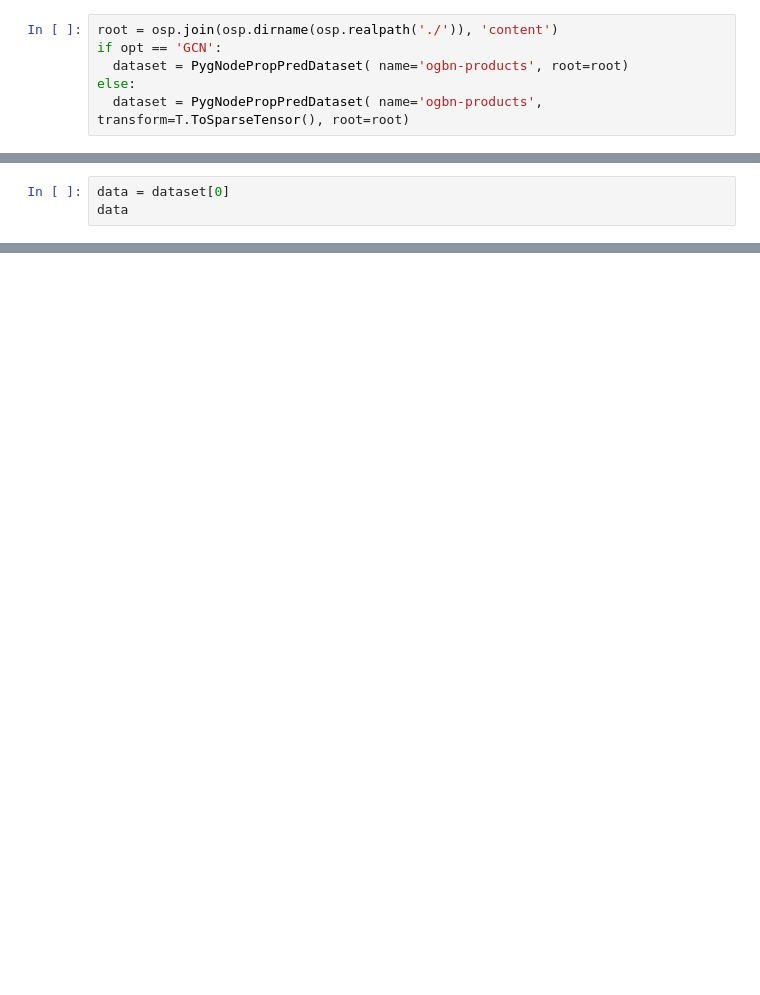
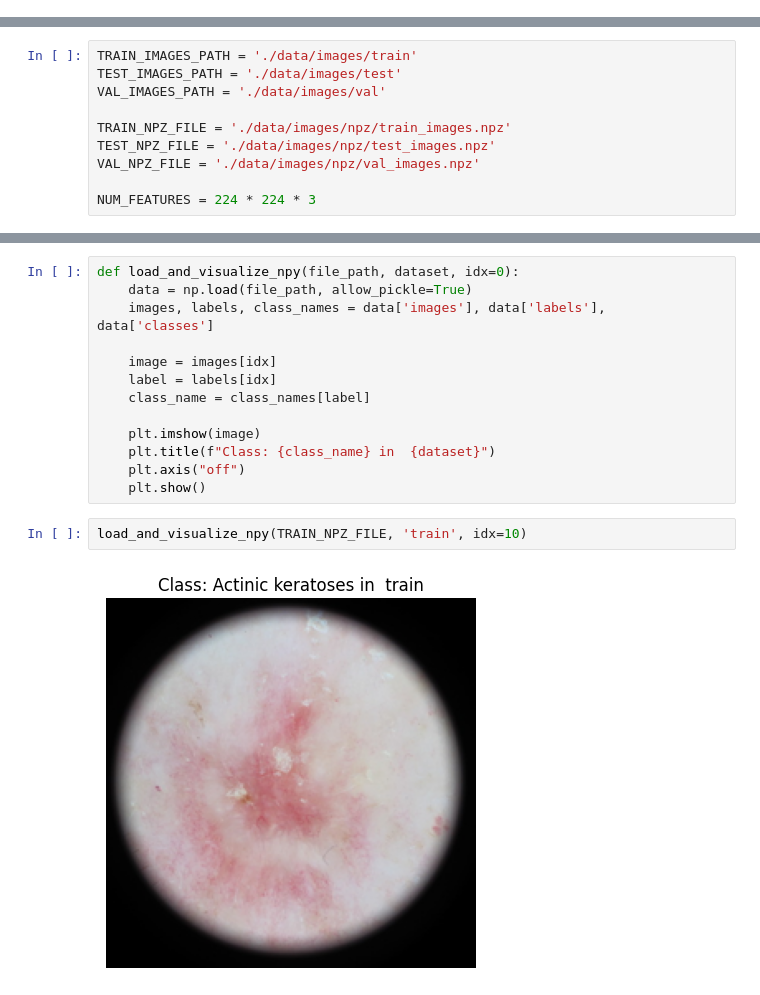
Before and after one commit to nipunaupeksha/mpox-lesion-detection, a Jupyter notebook: GNN.ipynb, the cells around one changed output, grey strips where cells are left out. Drawn from its saved outputs; the diff is of its cells as text; blank space fills up the shorter version.

```diff
--- a/GNN.ipynb
+++ b/GNN.ipynb
@@ -69,6 +0,0 @@ Device: cpu
-# %%
-root = osp.join(osp.dirname(osp.realpath('./')), 'content')
-if opt == 'GCN':
-  dataset = PygNodePropPredDataset( name='ogbn-products', root=root)
-else:
-  dataset = PygNodePropPredDataset( name='ogbn-products', transform=T.ToSparseTensor(), root=root)
@@ -87,3 +0,0 @@ Done!
-# %%
-data = dataset[0]
-data
@@ -166,0 +10,10 @@ Dataset PathMNIST of size 28 (pathmnist)
+# %%
+TRAIN_IMAGES_PATH = './data/images/train'
+TEST_IMAGES_PATH = './data/images/test'
+VAL_IMAGES_PATH = './data/images/val'
+
+TRAIN_NPZ_FILE = './data/images/npz/train_images.npz'
+TEST_NPZ_FILE = './data/images/npz/test_images.npz'
+VAL_NPZ_FILE = './data/images/npz/val_images.npz'
+
+NUM_FEATURES = 224 * 224 * 3
@@ -166,0 +103,17 @@ Dataset PathMNIST of size 28 (pathmnist)
+# %%
+def load_and_visualize_npy(file_path, dataset, idx=0):
+    data = np.load(file_path, allow_pickle=True)
+    images, labels, class_names = data['images'], data['labels'], data['classes']
+
+    image = images[idx]
+    label = labels[idx]
+    class_name = class_names[label]
+
+    plt.imshow(image)
+    plt.title(f"Class: {class_name} in  {dataset}")
+    plt.axis("off")
+    plt.show()
+# %%
+load_and_visualize_npy(TRAIN_NPZ_FILE, 'train', idx=10)
+# %% [output]
+[figure, added]
```
Also changed, not shown: parts of 24 cells of this notebook, 2 other files.
